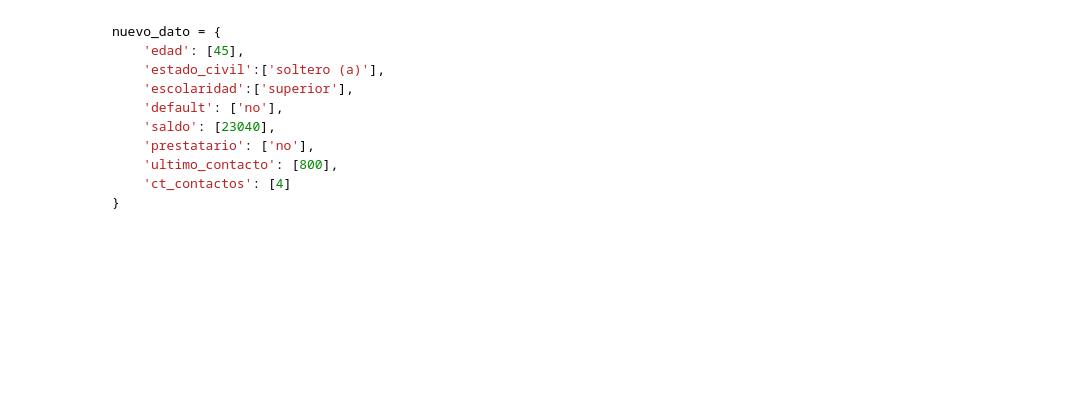
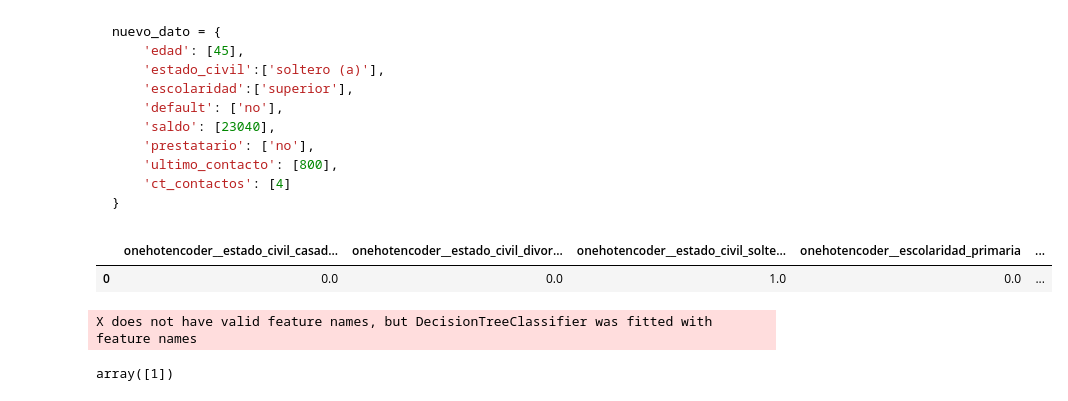
Before and after one commit to JLuceroVasquez/aprendiendo-a-clasificar-datos-con-ml, a Jupyter notebook: Clasificacion_primeros_pasos.ipynb, the cells around one changed output. Cells and saved outputs as stored; diff of their text form; code cells hidden in the pictures; blank space fills up the shorter version.

````diff
--- a/Clasificacion_primeros_pasos.ipynb
+++ b/Clasificacion_primeros_pasos.ipynb
@@ -694,3 +755,49 @@ nuevo_dato = {
     'ct_contactos': [4]
 }
 ```
+# %%
+#Importación del transformador y modelo ganador
+transformador_onehot = pd.read_pickle('/content/transformador_onehot.pkl')
+modelo_ganador = pd.read_pickle('/content/modelo_ganador.pkl')
+# %%
+#Creación de un df con los nuevos datos
+nueva_data = {
+    'edad': [45],
+    'estado_civil':['soltero (a)'],
+    'escolaridad':['superior'],
+    'default': ['no'],
+    'saldo': [23040],
+    'prestatario': ['no'],
+    'ultimo_contacto': [800],
+    'ct_contactos': [4]
+}
+nueva_data = pd.DataFrame(nueva_data)
+
+#Transformación OneHot del df
+'''
+No es estrictamente necesario nombrar las columnas aquí, ya que el transformador
+mantendrá el orden de columnas que aprendió durante el entrenamiento.
+
+Si se desea ver los nombres de las columnas transformadas, se puede usar:
+    transformador_onehot.get_feature_names_out()
+Este método devuelve todas las columnas originales (incluyendo categorías que no
+aparezcan en el nuevo dato), asignando ceros en las que no están presentes.
+
+Se usa transform() en lugar de fit_transform() porque:
+    - fit_transform() se emplea en el entrenamiento, cuando el transformador aprende
+      las categorías y genera la transformación por primera vez.
+    - transform() se emplea en predicción, aplicando exactamente la misma codificación
+      que fue aprendida en el entrenamiento.
+'''
+nueva_data = transformador_onehot.transform(nueva_data)
+nueva_data = pd.DataFrame(nueva_data, columns=transformador_onehot.get_feature_names_out())
+nueva_data
+# %% [output]
+|  | onehotencoder__estado_civil_casad... | onehotencoder__estado_civil_divor... | onehotencoder__estado_civil_solte... | onehotencoder__escolaridad_primaria | ... |
+| 0 | 0.0 | 0.0 | 1.0 | 0.0 | ... |
+# %%
+#Predicción de la adherencia al plan de inversión
+modelo_ganador.predict(nuevo_dato)
+# %% [output]
+X does not have valid feature names, but DecisionTreeClassifier was fitted with feature names
+array([1])
````
Also changed, not shown: parts of 25 cells of this notebook.
